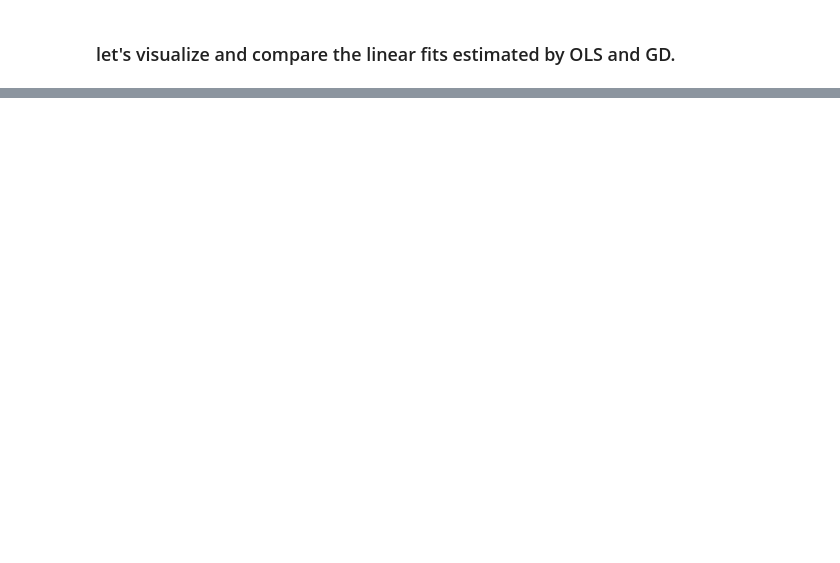
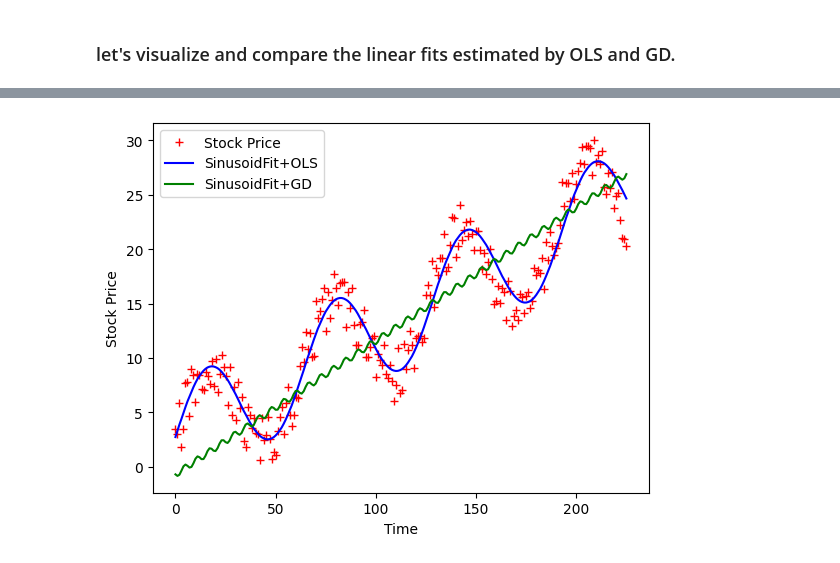
Before and after one commit to sudarsun/DA5401-2024, a Jupyter notebook: Assignment2-Solution.ipynb, the cells around one changed output, grey strips where cells are left out. Cells and saved outputs as stored; diff of their text form; code cells hidden in the pictures; blank space fills up the shorter version.

```diff
--- a/Assignment2-Solution.ipynb
+++ b/Assignment2-Solution.ipynb
@@ -547,0 +650,2 @@ plt.show()
+# %%
+yhat8 = model.predict(reg_ds)
@@ -547,0 +654,11 @@ plt.show()
+# %%
+plt.plot(y2.x, y2.y, 'r+')
+yhat1 = predict(beta, y2.x)
+plt.plot(y2.x, yhat3, 'b-')
+plt.plot(y2.x, yhat8, 'g-')
+plt.ylabel('Stock Price')
+plt.xlabel('Time')
+plt.legend(['Stock Price', 'SinusoidFit+OLS', 'SinusoidFit+GD'], loc='upper left')
+plt.show()
+# %% [output]
+[figure, added]
```
Also changed, not shown: parts of 18 cells of this notebook.
